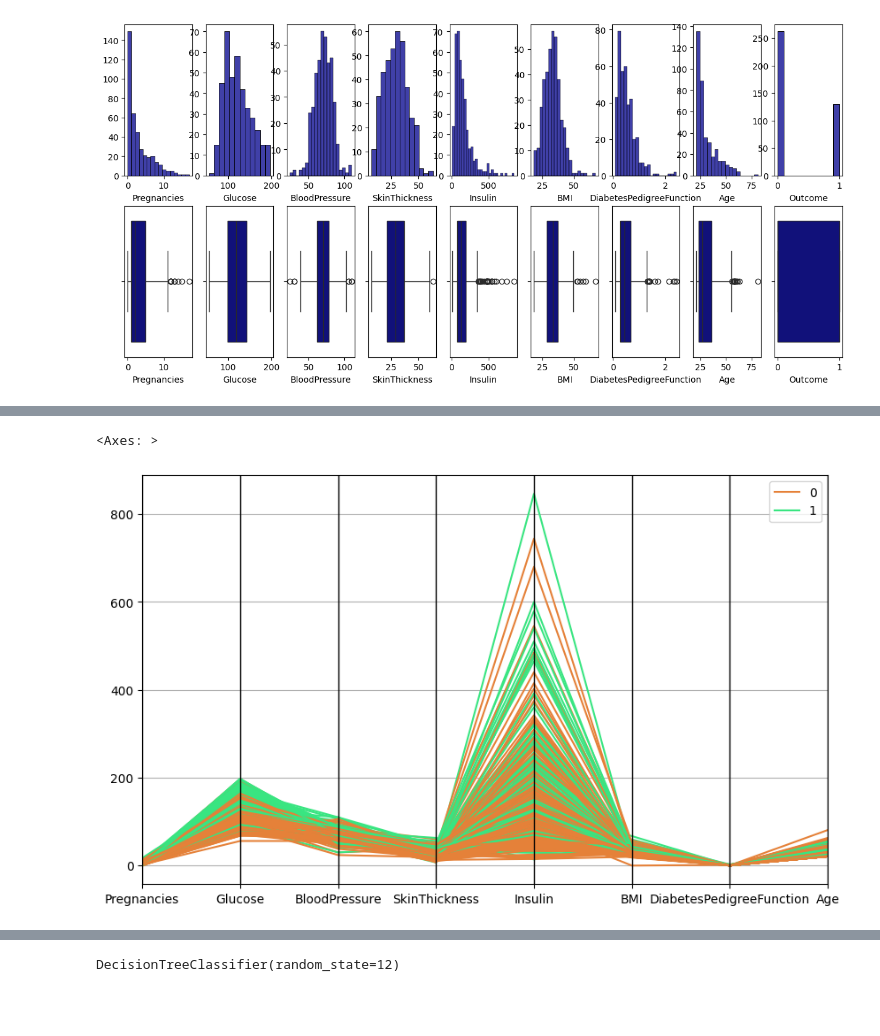
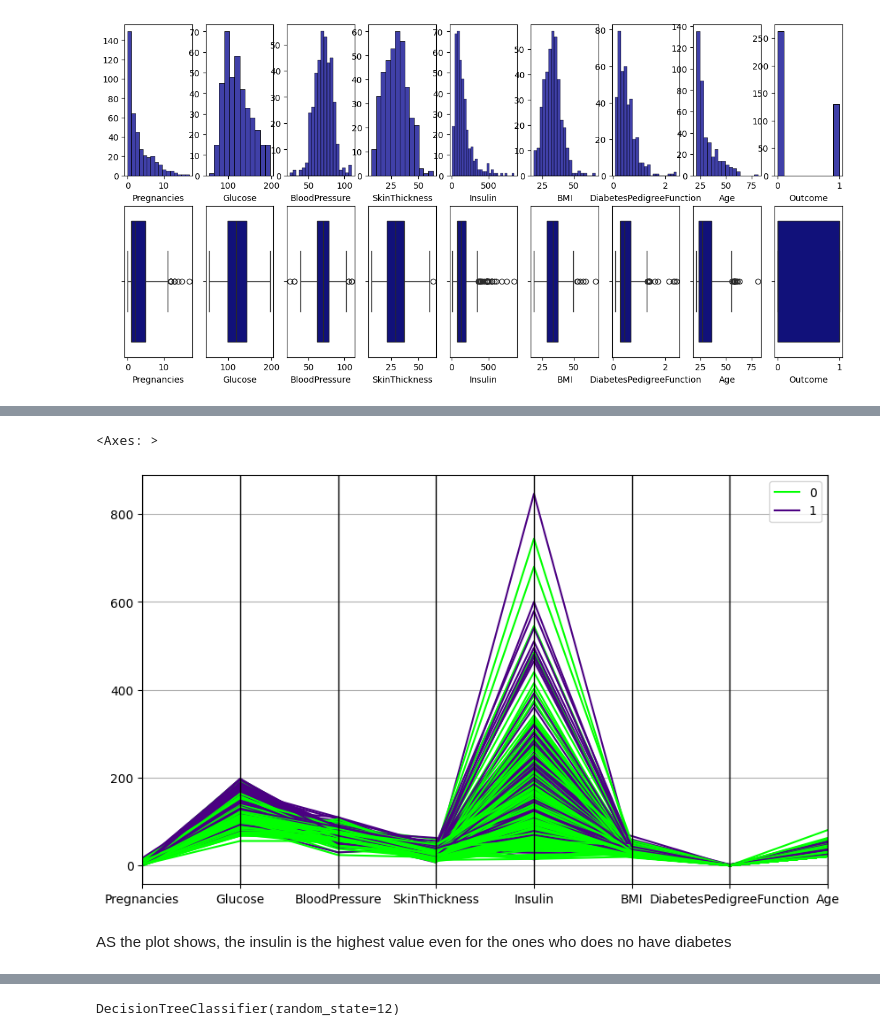
Before and after one commit to Elisag28/decision-tree-streamlit, a Jupyter notebook: src/explore.ipynb, the cells around one changed output, grey strips where cells are left out. Drawn from its saved outputs; the diff is of its cells as text; code cells hidden in the pictures; blank space fills up the shorter version.

```diff
--- a/src/explore.ipynb
+++ b/src/explore.ipynb
@@ -164,15 +151,11 @@ IndexError: index 2 is out of bounds for axis 1 with size 2
 # %%
-X = dataset.drop('Outcome', axis= 1)
-y = dataset['Outcome']
-
-X_train, X_test, y_train, y_test = train_test_split(X, y, test_size = 0.2, random_state = 28)
-
-
 fig, axis = plt.subplots(figsize = (10, 6))
-pd.plotting.parallel_coordinates(dataset, "Outcome", color = ("#E58139", "#39E581", "#8139E5"))
+pd.plotting.parallel_coordinates(dataset, "Outcome", color = ("lime", "indigo", "peru"))
 # %% [output]
 <Axes: >
-[figure, old version]
+[figure, new version]
+# %% [markdown]
+AS the plot shows, the insulin is the highest value even for the ones who does no have diabetes
 # %%
 fig, axis = plt.subplots(figsize = (10, 6))
 
```
Also changed, not shown: parts of 14 cells of this notebook, 4 other files.
